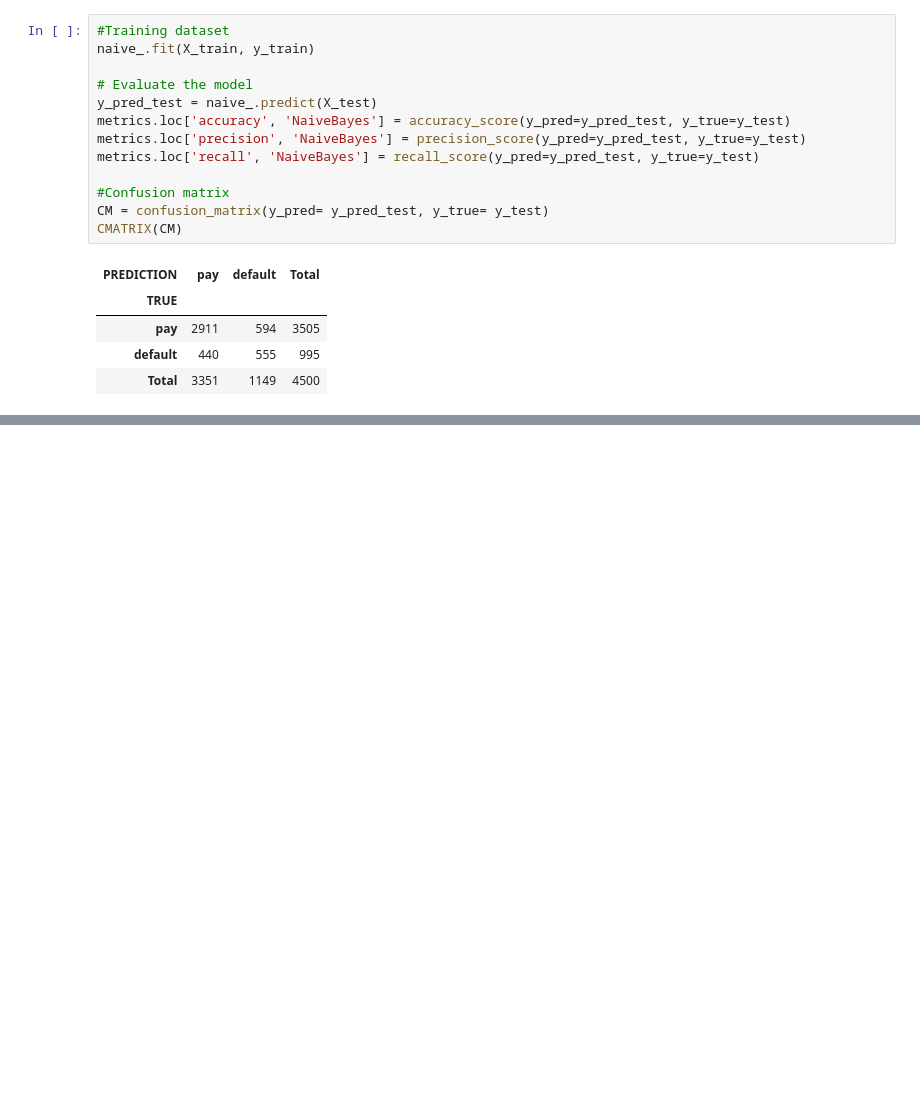
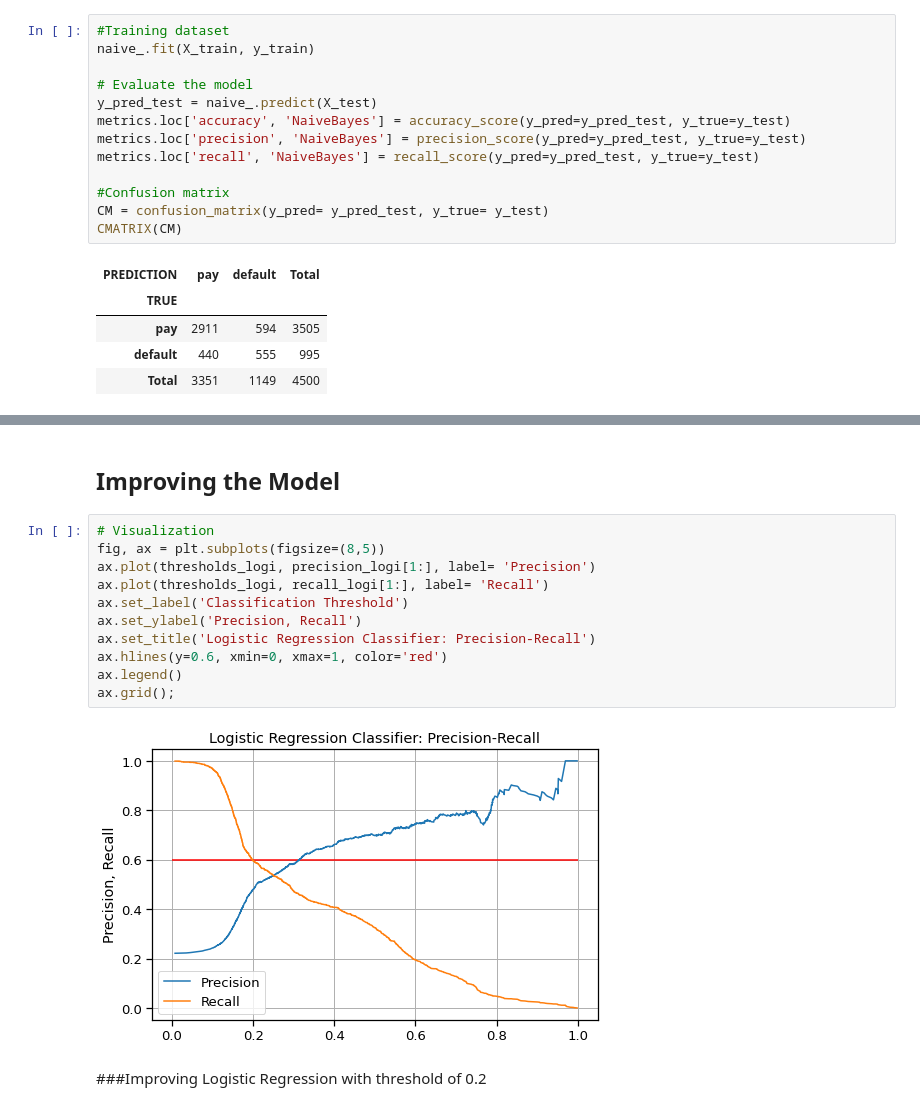
Before and after one commit to shivankb/credit_card_default_prediction, a Jupyter notebook: credit_card_default_prediction.ipynb, the cells around one changed output, grey strips where cells are left out. Drawn from its saved outputs; the diff is of its cells as text; blank space fills up the shorter version.

```diff
--- a/credit_card_default_prediction.ipynb
+++ b/credit_card_default_prediction.ipynb
@@ -559,0 +589,17 @@ CMATRIX(CM)
+# %% [markdown]
+## Improving the Model
+# %%
+# Visualization
+fig, ax = plt.subplots(figsize=(8,5))
+ax.plot(thresholds_logi, precision_logi[1:], label= 'Precision')
+ax.plot(thresholds_logi, recall_logi[1:], label= 'Recall')
+ax.set_label('Classification Threshold')
+ax.set_ylabel('Precision, Recall')
+ax.set_title('Logistic Regression Classifier: Precision-Recall')
+ax.hlines(y=0.6, xmin=0, xmax=1, color='red')
+ax.legend()
+ax.grid();
+# %% [output]
+[figure, added]
+# %% [markdown]
+###Improving Logistic Regression with threshold of 0.2
```
Also changed, not shown: parts of 14 cells of this notebook.
